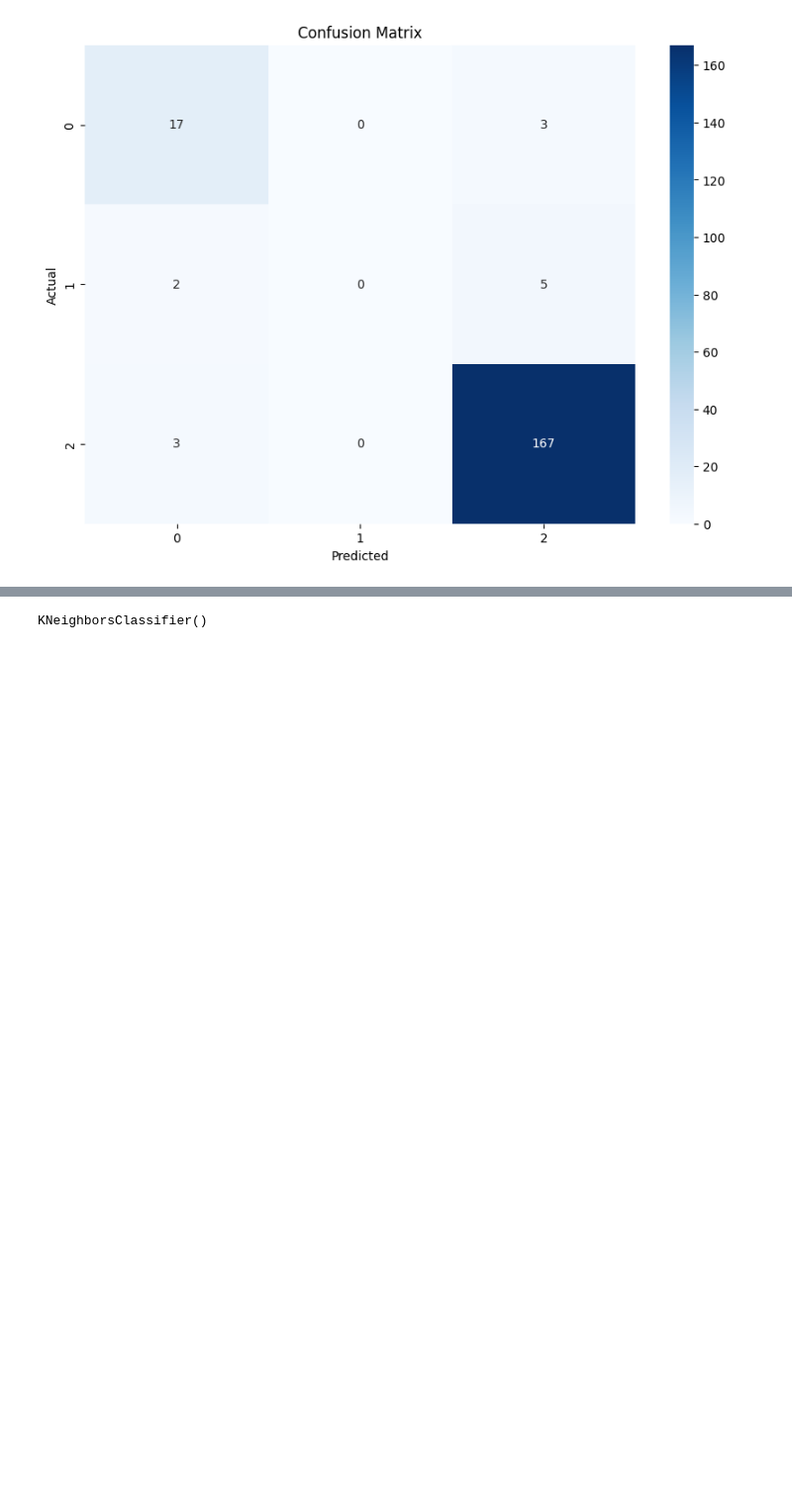
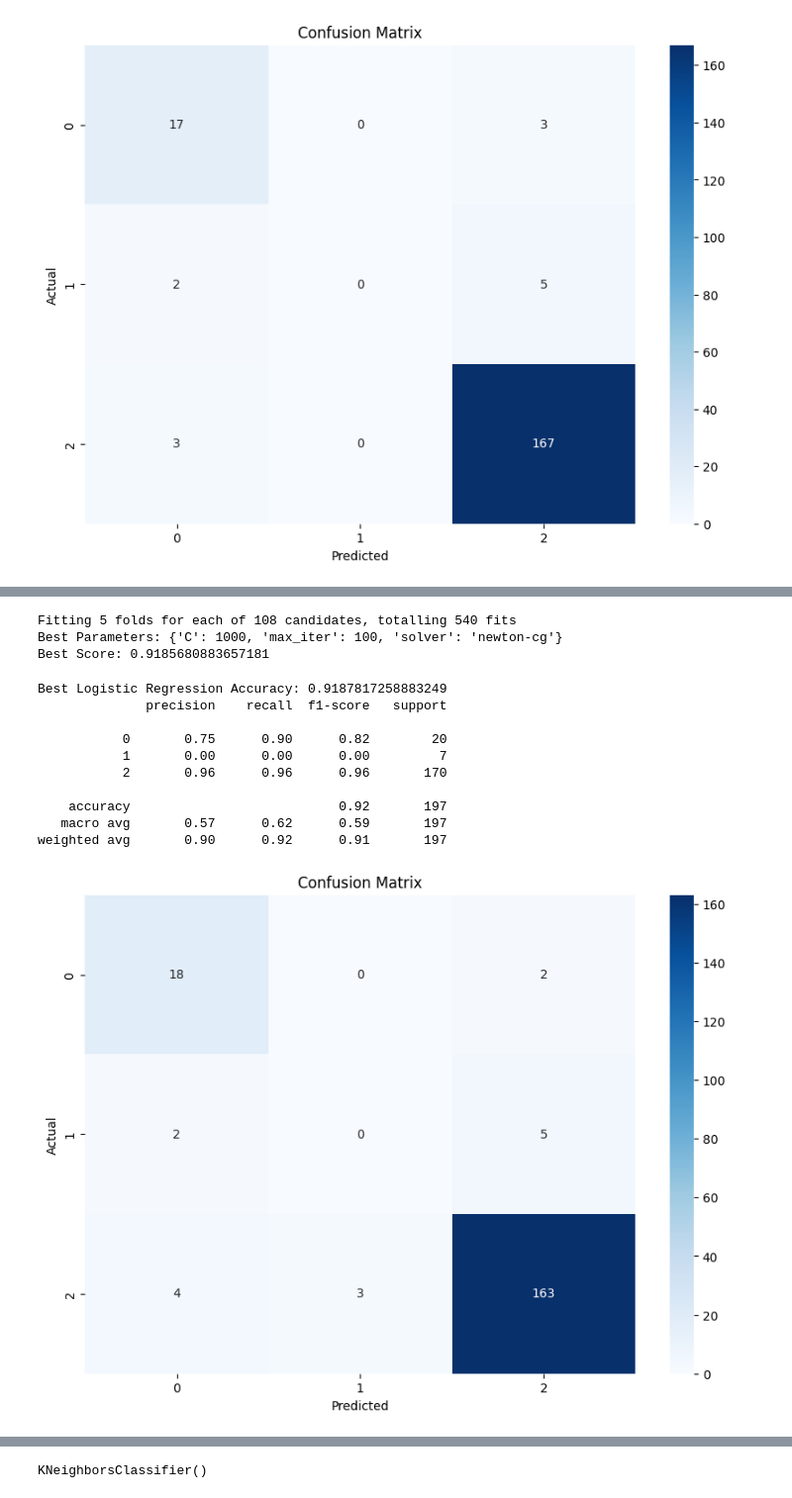
Before and after one commit to Mohamed-Ahmed-Esmat/Data-Mining-Project, a Jupyter notebook: diabetes_classification.ipynb, the cells around one changed output, grey strips where cells are left out. Shown at 99% size. Cells and saved outputs as stored; diff of their text form; code cells hidden in the pictures; blank space fills up the shorter version.

```diff
--- a/diabetes_classification.ipynb
+++ b/diabetes_classification.ipynb
@@ -366,0 +490,51 @@ Plot_Confussion_Matrix(cm_LR)
+# %%
+from sklearn.model_selection import GridSearchCV
+
+param_grid = {
+    'C': [0.1, 1, 10, 100 , 1000],
+    'solver': ['newton-cg', 'lbfgs', 'liblinear'],
+    'max_iter': [100, 200, 300 , 500 ]
+}
+
+grid_search = GridSearchCV(estimator=logmodel, param_grid=param_grid, cv=5, n_jobs=-1, verbose=2)
+
+grid_search.fit(X_train, y_train)
+
+best_params = grid_search.best_params_
+best_score = grid_search.best_score_
+
+print("Best Parameters:", best_params)
+print("Best Score:", best_score)
+# %% [output]
+Fitting 5 folds for each of 108 candidates, totalling 540 fits
+Best Parameters: {'C': 1000, 'max_iter': 100, 'solver': 'newton-cg'}
+Best Score: 0.9185680883657181
+# %%
+best_logmodel = LogisticRegression(C=best_params['C'], solver=best_params['solver'], max_iter=best_params['max_iter'], random_state=0)
+
+best_logmodel.fit(X_train, y_train)
+
+y_pred_best_LR = best_logmodel.predict(X_test)
+
+accuracy_best_log = accuracy_score(y_test, y_pred_best_LR)
+print("Best Logistic Regression Accuracy:", accuracy_best_log)
+
+class_rep_best_log = classification_report(y_test, y_pred_best_LR)
+print(class_rep_best_log)
+
+cm_best_LR = confusion_matrix(y_test, y_pred_best_LR)
+Plot_Confussion_Matrix(cm_best_LR)
+plot_accuracy_per_class(cm_best_LR, class_names)
+plot_cross_validation_scores(best_logmodel, X_train, y_train, cv=15)
+# %% [output]
+Best Logistic Regression Accuracy: 0.9187817258883249
+              precision    recall  f1-score   support
+
+           0       0.75      0.90      0.82        20
+           1       0.00      0.00      0.00         7
+           2       0.96      0.96      0.96       170
+
+    accuracy                           0.92       197
+   macro avg       0.57      0.62      0.59       197
+weighted avg       0.90      0.92      0.91       197
+[figure, added]
```
Also changed, not shown: parts of 56 cells of this notebook.
